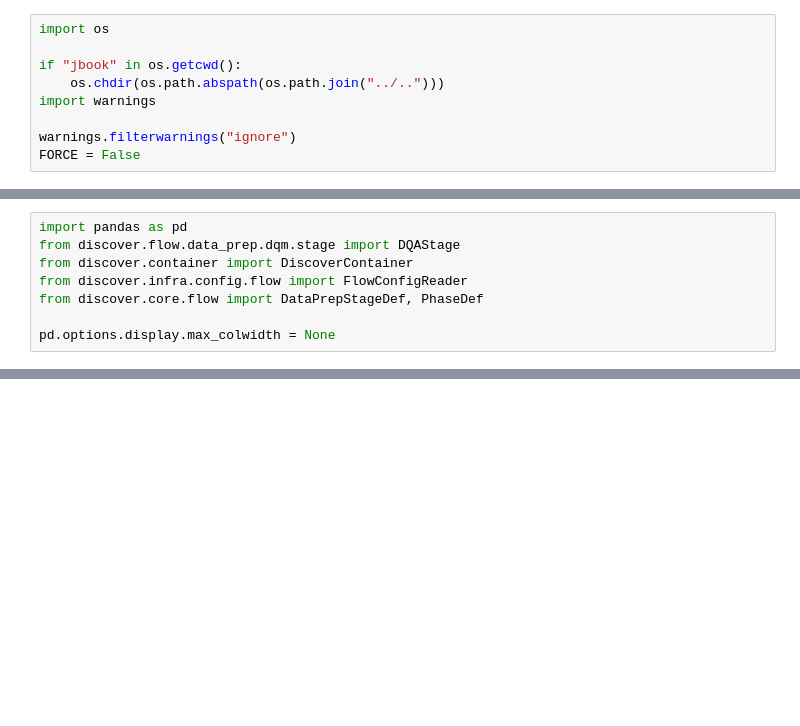
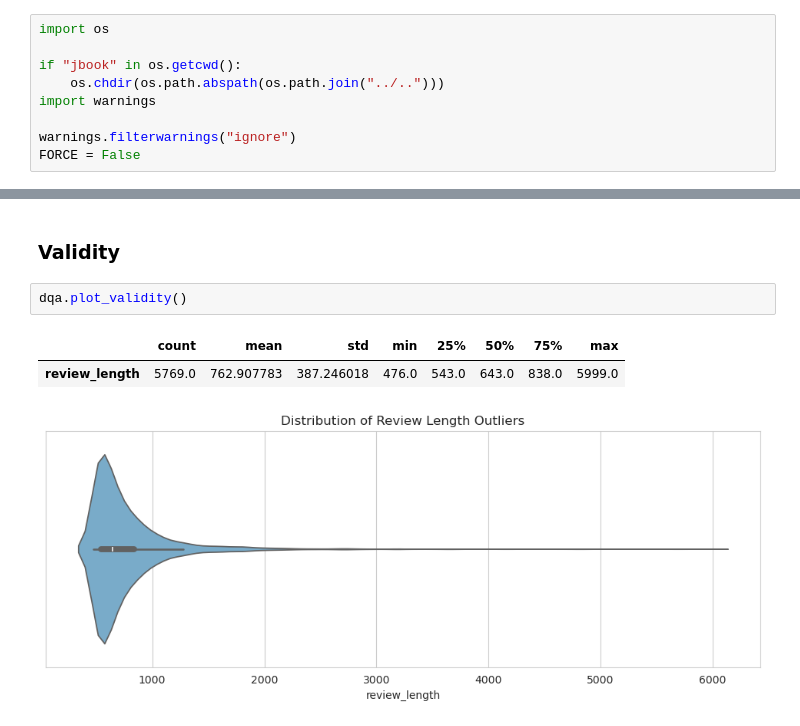
Before and after one commit to variancexplained/genai-lab-slm, a Jupyter notebook: notebooks/content/01_dataprep/03_dqa.ipynb, the cells around one changed output, grey strips where cells are left out. Saved outputs shown, nothing was run; the diff lists cells and outputs as text; blank space fills up the shorter version.

```diff
--- a/notebooks/content/01_dataprep/03_dqa.ipynb
+++ b/notebooks/content/01_dataprep/03_dqa.ipynb
@@ -39,8 +61,0 @@ Exposing data quality and enrichment issues before our exploratory efforts ensur
-# %%
-import pandas as pd
-from discover.flow.data_prep.dqm.stage import DQAStage
-from discover.container import DiscoverContainer
-from discover.infra.config.flow import FlowConfigReader
-from discover.core.flow import DataPrepStageDef, PhaseDef
-
-pd.options.display.max_colwidth = None
@@ -142,0 +100,8 @@ dqa.completeness()
+# %% [markdown]
+### Validity
+# %%
+dqa.plot_validity()
+# %% [output]
+|  | count | mean | std | min | 25% | 50% | 75% | max |
+| review_length | 5769.0 | 762.907783 | 387.246018 | 476.0 | 543.0 | 643.0 | 838.0 | 5999.0 |
+[figure, added]
```
Also changed, not shown: parts of 14 cells of this notebook, 21 other files.
